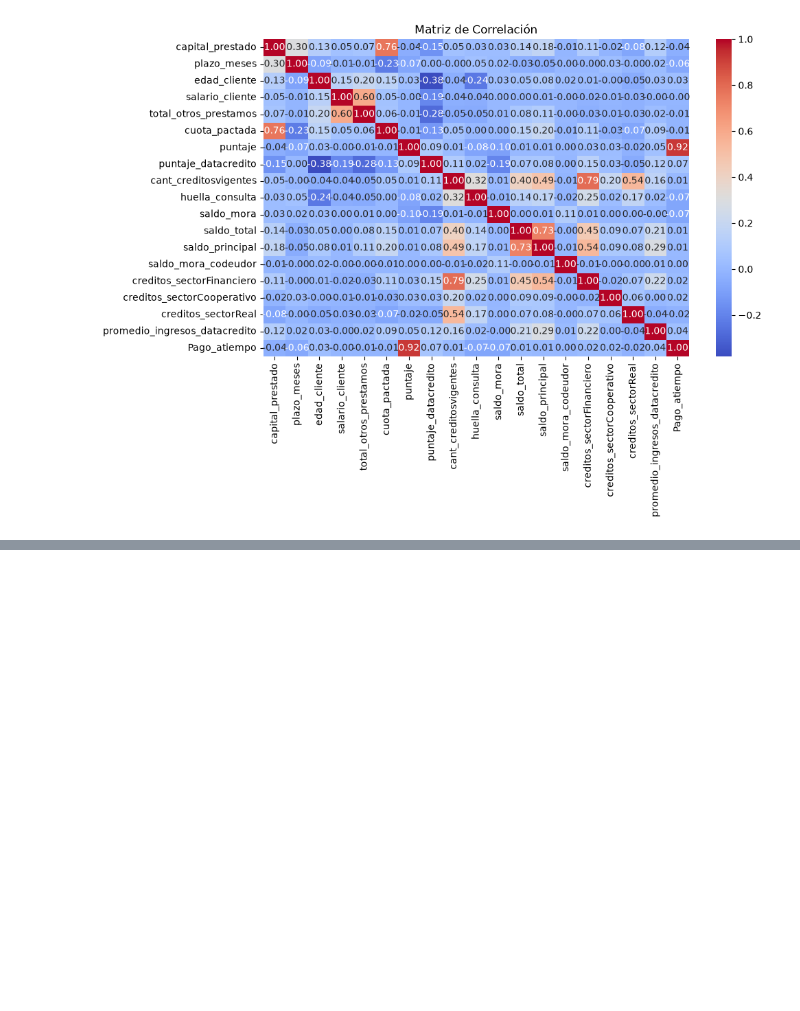
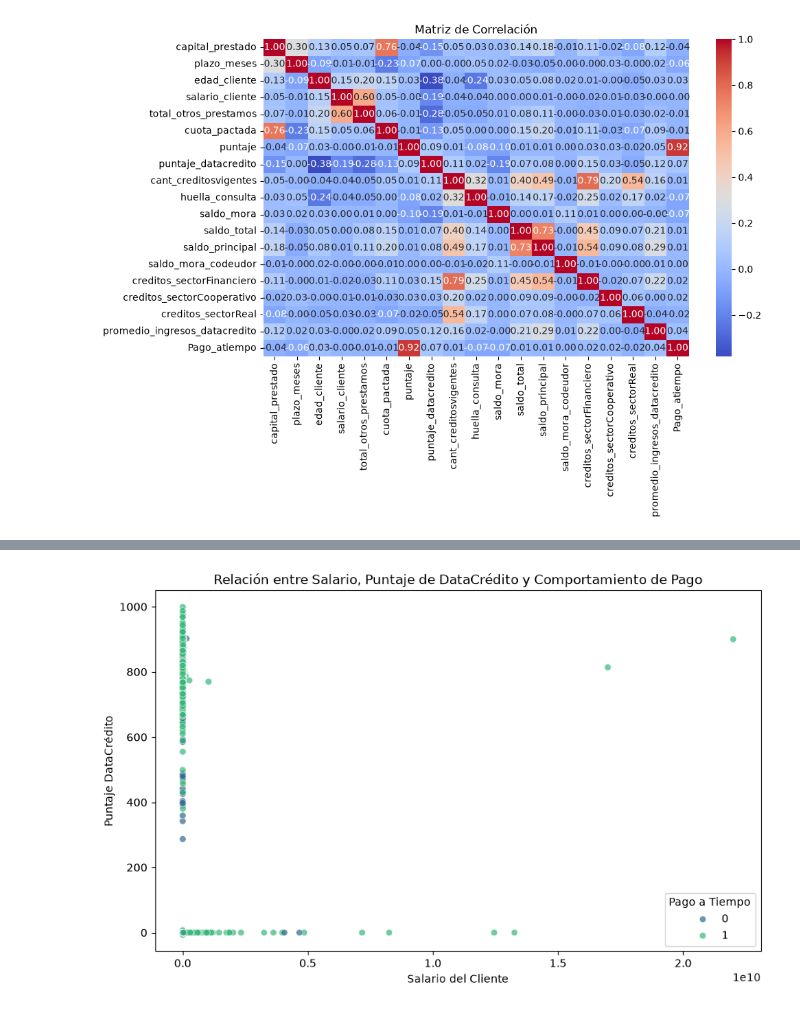
Before and after one commit to ItzCavi/mlops_repo_DCV, a Jupyter notebook: eda_analisis.ipynb, the cells around one changed output, grey strips where cells are left out. Drawn from its saved outputs; the diff is of its cells as text; code cells hidden in the pictures; blank space fills up the shorter version.

```diff
--- a/eda_analisis.ipynb
+++ b/eda_analisis.ipynb
@@ -86,0 +141,20 @@ Passing `palette` without assigning `hue` is deprecated and will be removed in v
+# %%
+# Gráfico de dispersión multivariable usando 'hue' para la variable objetivo
+plt.figure(figsize=(10, 6))
+sns.scatterplot(
+    data=df,
+    x='salario_cliente',
+    y='puntaje_datacredito',
+    hue='Pago_atiempo',
+    palette='viridis',
+    alpha=0.7
+)
+plt.title('Relación entre Salario, Puntaje de DataCrédito y Comportamiento de Pago')
+plt.xlabel('Salario del Cliente')
+plt.ylabel('Puntaje DataCrédito')
+plt.legend(title='Pago a Tiempo')
+plt.show()
+
+# 4. Análisis Multivariable
+# %% [output]
+[figure, added]
```
Also changed, not shown: parts of 1 cell of this notebook.
